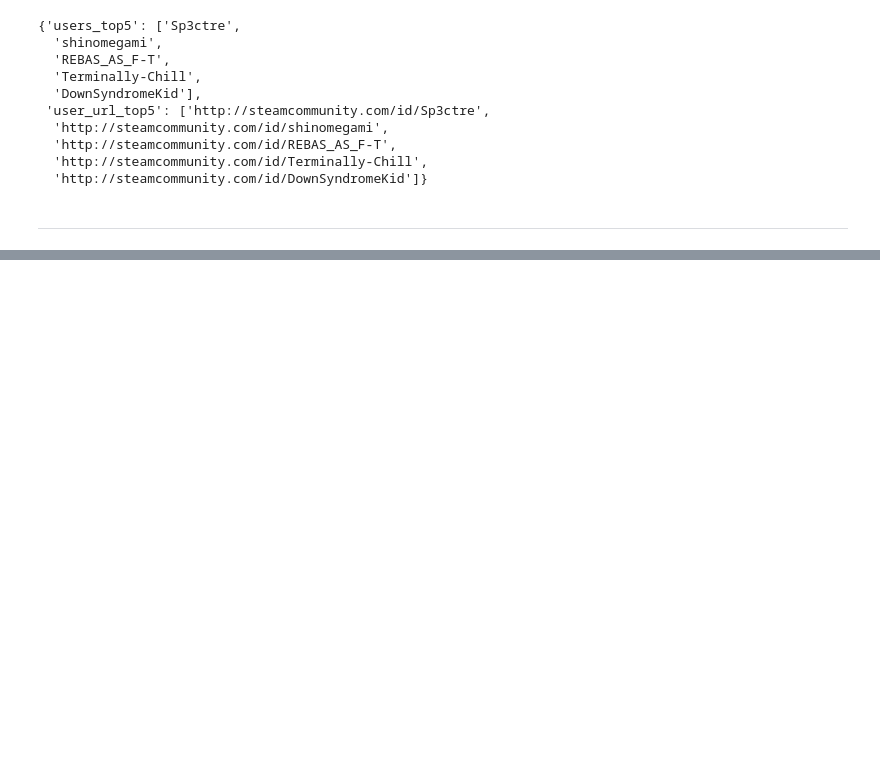
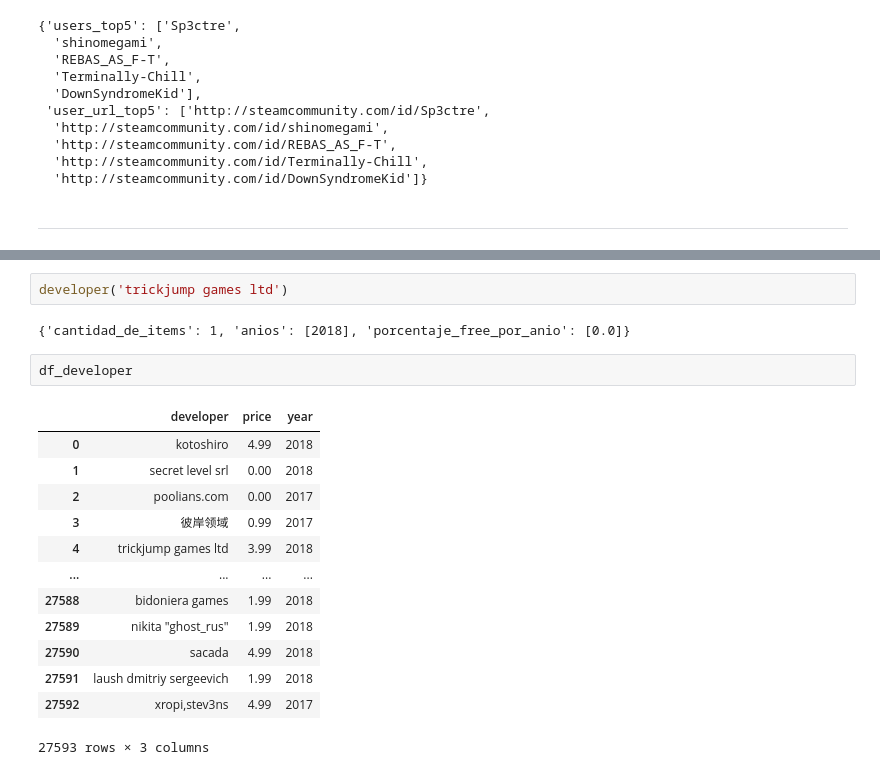
Before and after one commit to rominaEsc/MLOps_steam_games, a Jupyter notebook: 4_consultas.ipynb, the cells around one changed output, grey strips where cells are left out. Cells and saved outputs as stored; diff of their text form; blank space fills up the shorter version.

```diff
--- a/4_consultas.ipynb
+++ b/4_consultas.ipynb
@@ -220,0 +254,20 @@ def developer( desarrollador : str ):
+# %%
+developer('trickjump games ltd')
+# %% [output]
+{'cantidad_de_items': 1, 'anios': [2018], 'porcentaje_free_por_anio': [0.0]}
+# %%
+df_developer
+# %% [output]
+|  | developer | price | year |
+| 0 | kotoshiro | 4.99 | 2018 |
+| 1 | secret level srl | 0.00 | 2018 |
+| 2 | poolians.com | 0.00 | 2017 |
+| 3 | 彼岸领域 | 0.99 | 2017 |
+| 4 | trickjump games ltd | 3.99 | 2018 |
+| ... | ... | ... | ... |
+| 27588 | bidoniera games | 1.99 | 2018 |
+| 27589 | nikita "ghost_rus" | 1.99 | 2018 |
+| 27590 | sacada | 4.99 | 2018 |
+| 27591 | laush dmitriy sergeevich | 1.99 | 2018 |
+| 27592 | xropi,stev3ns | 4.99 | 2017 |
+27593 rows × 3 columns
```
Also changed, not shown: parts of 17 cells of this notebook, 8 other files.
